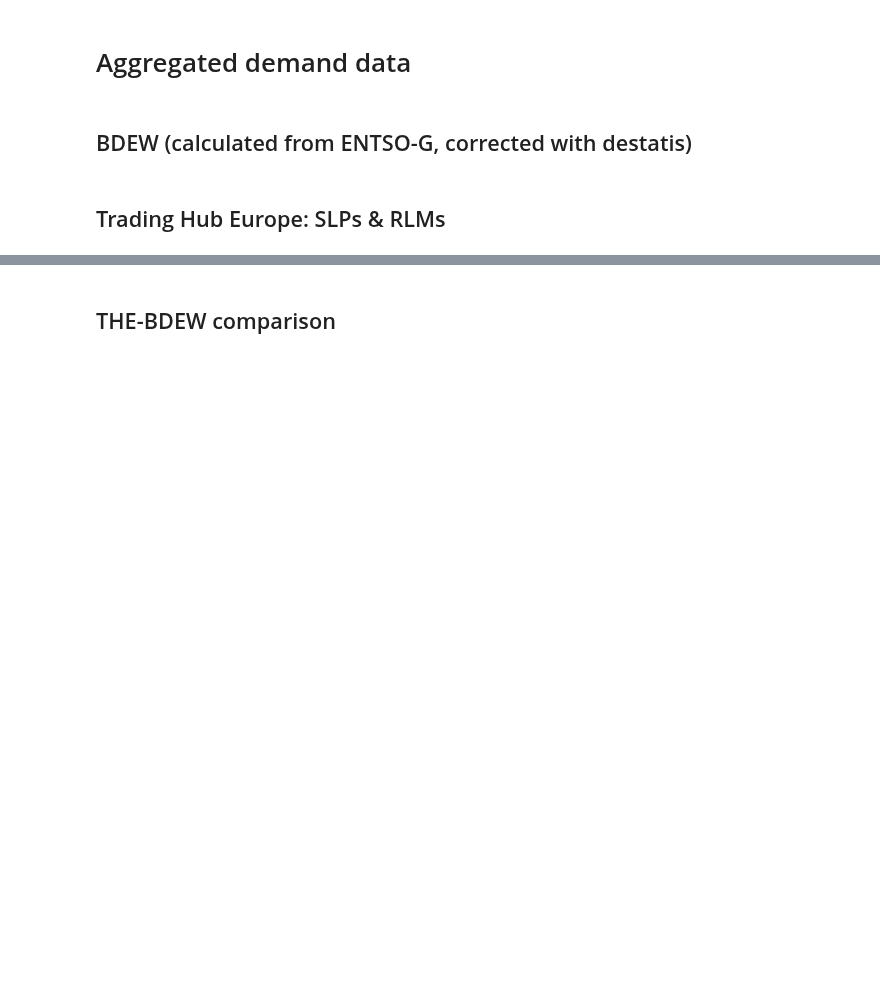
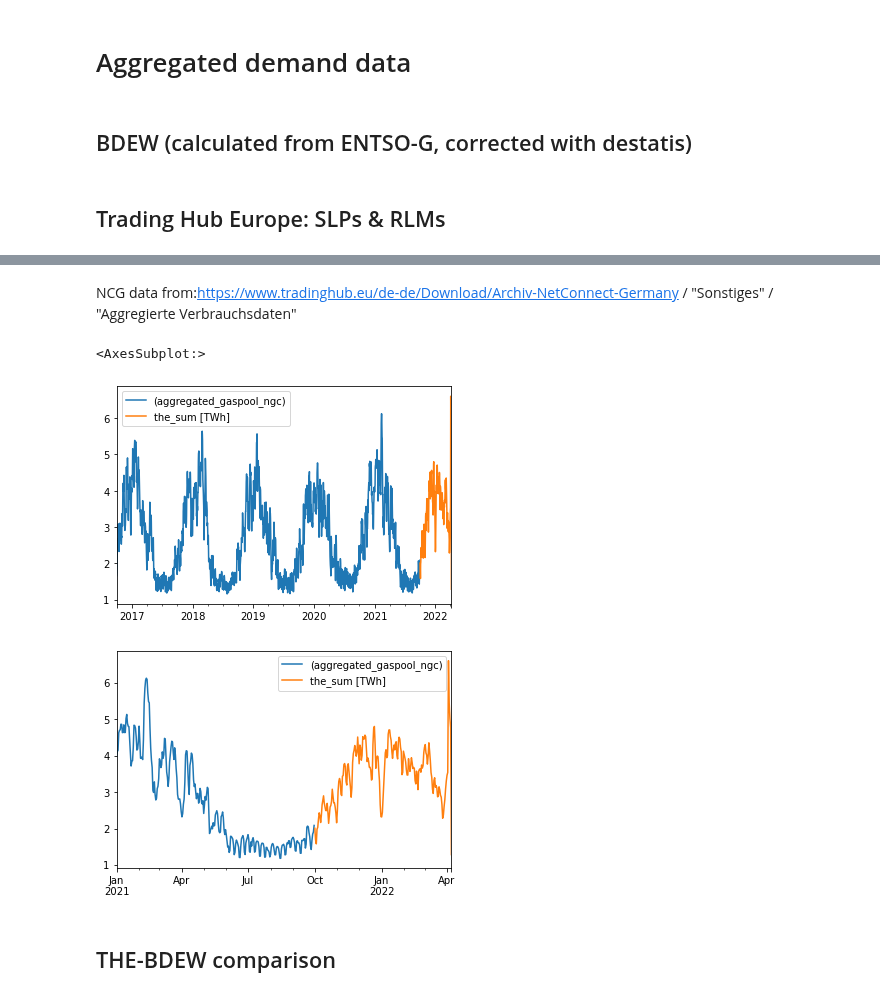
Before and after one commit to oruhnau/energy_demand, a Jupyter notebook: top_down/preprocessing.ipynb, the cells around one changed output, grey strips where cells are left out. Saved outputs shown, nothing was run; the diff lists cells and outputs as text; code cells hidden in the pictures; blank space fills up the shorter version.

```diff
--- a/top_down/preprocessing.ipynb
+++ b/top_down/preprocessing.ipynb
@@ -44,0 +62,2 @@ the_sum = (the_slp.iloc[:,0] + the_rlm.iloc[:,0]).to_frame().rename(columns={0:"
+# %% [markdown]
+NCG data from:https://www.tradinghub.eu/de-de/Download/Archiv-NetConnect-Germany / "Sonstiges" / "Aggregierte Verbrauchsdaten"
@@ -44,0 +74,21 @@ the_sum = (the_slp.iloc[:,0] + the_rlm.iloc[:,0]).to_frame().rename(columns={0:"
+# %%
+def get_df_name(df):
+    return [x for x in globals() if globals()[x] is df][0]
+
+def return_summed_df(df, domain, name):
+    return df[df.filter(like=domain, axis=1).columns].sum(1).to_frame().rename(
+    columns={0:"{}_{} [TWh]".format(domain, name)})
+
+def sum_consumptions(df):
+    name = get_df_name(df)
+    return return_summed_df(df, "SLP", name), return_summed_df(df, "RLM", name)
+
+def sum_single_col_dfs(df_1, df_2, slp_sum=True, **alternative_name):
+    if slp_sum==False:
+        name = alternative_name.values()
+        return (df_1.iloc[:,0] + df_2.iloc[:,0]).to_frame().rename(columns={
+            0:name})
+    else:
+        name = get_df_name(df_1).split("_")[0]
+        return (df_1.iloc[:,0] + df_2.iloc[:,0]).to_frame().rename(columns={
+            0:"{}_sum [TWh]".format(name)})
@@ -45,3 +115,11 @@ the_sum = (the_slp.iloc[:,0] + the_rlm.iloc[:,0]).to_frame().rename(columns={0:"
+# %%
+series_all = pd.concat([before_the_sum, the_sum], axis=0)
+series_all.plot()
+series_all["2021-01-01":].plot()
+# %% [output]
+<AxesSubplot:>
+[figure, added]
+[figure, added]
 # %% [markdown]
 ## THE-BDEW comparison
 # %%
```
Also changed, not shown: parts of 42 cells of this notebook, 6 other files.
